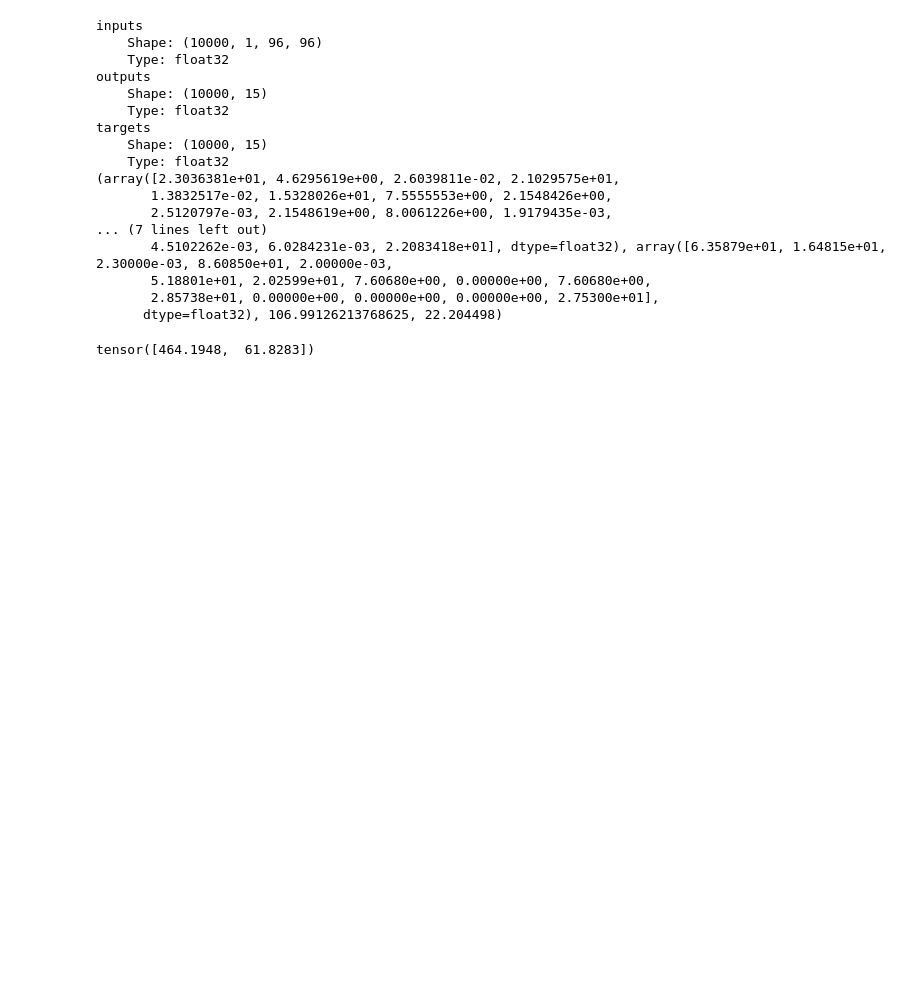
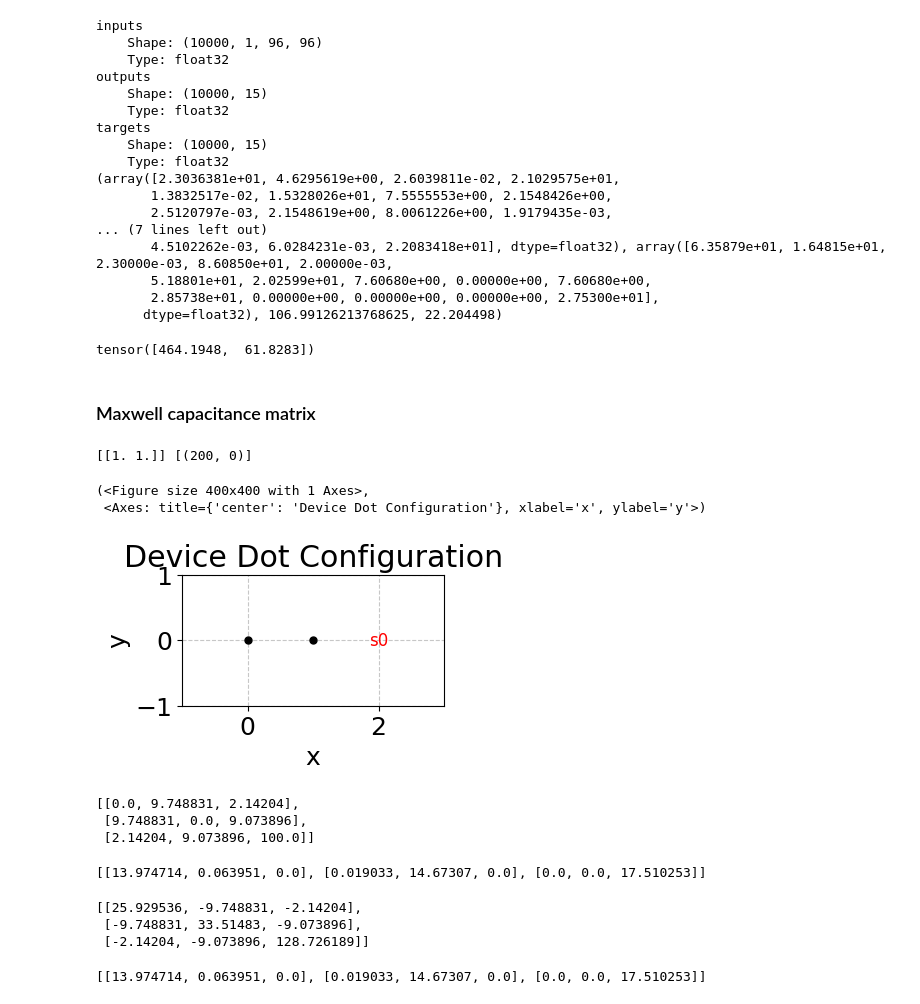
Before and after one commit to KREFT-QS-13/learning-QDs-parameters, a Jupyter notebook: example.ipynb, the cells around one changed output. Saved outputs shown, nothing was run; the diff lists cells and outputs as text; code cells hidden in the pictures; blank space fills up the shorter version.

```diff
--- a/example.ipynb
+++ b/example.ipynb
@@ -680,18 +708,0 @@ len(np.array([ [[1,2],[1,2]], [[1,9],[6,9]] ]).shape)
-# %%
-# device = np.array([[0,1, 0,1,0],[1,0,1,0,1],[0,1,0,1,0]])
-# device = np.ones((2,2))
-# device = np.ones((1,3))
-# device = np.array([[1,1,0,0,1]])
-
-# r0 = [c.d_DD*np.sqrt(0.5**2+3**2)]
-# t0 = [np.arctan(3/0.5)]
-r0 = [6*c.d_DD]
-t0 = [0]
-S = len(t0)
-N = len(u.get_dots_indices(device))
-K = N+S
-
-sensors = u.set_sensors_positions(S, device, list_r0=r0, list_theta0=t0)
-# sensors = u.set_sensors_positions(S=10, device=device)
-
-print(device, sensors)
@@ -767,3 +771,54 @@ targets = torch.tensor(targets)
 mu.physics_informed_regularization_torch(config_tuple, outputs, targets)
 # %% [output]
 tensor([464.1948,  61.8283])
+# %% [markdown]
+### Maxwell capacitance matrix
+# %%
+device = np.ones((1,2))
+# device = np.array([[1,1,0,0,1]])
+
+sensors_radius = [2*c.d_DD]
+sensors_angle = [0]
+S = len(sensors_angle)
+N = len(u.get_dots_indices(device))
+K = N+S
+
+config_tuple = (K, N, S)
+const_sensor_r = False
+
+C_DD, C_DG, sensors_coordinates = u.generate_capacitance_matrices(config_tuple=config_tuple,
+                                             device=device,
+                                             sensors_angle=sensors_angle,
+                                             sensors_radius=sensors_radius)
+
+print(device, sensors_coordinates)
+# %% [output]
+[[1. 1.]] [(200, 0)]
+# %%
+%matplotlib inline
+u.plot_device_lattice(device, sensors_coordinates)
+# %% [output]
+(<Figure size 400x400 with 1 Axes>,
+ <Axes: title={'center': 'Device Dot Configuration'}, xlabel='x', ylabel='y'>)
+[figure, added]
+# %%
+C_DD.tolist()
+# %% [output]
+[[0.0, 9.748831, 2.14204],
+ [9.748831, 0.0, 9.073896],
+ [2.14204, 9.073896, 100.0]]
+# %%
+C_DG.tolist()
+# %% [output]
+[[13.974714, 0.063951, 0.0], [0.019033, 14.67307, 0.0], [0.0, 0.0, 17.510253]]
+# %%
+maxwell_c_dd, maxwell_c_dg = u.get_maxwell_capacitance_matrices(C_DD, C_DG)
+maxwell_c_dd.tolist()
+# %% [output]
+[[25.929536, -9.748831, -2.14204],
+ [-9.748831, 33.51483, -9.073896],
+ [-2.14204, -9.073896, 128.726189]]
+# %%
+maxwell_c_dg.tolist()
+# %% [output]
+[[13.974714, 0.063951, 0.0], [0.019033, 14.67307, 0.0], [0.0, 0.0, 17.510253]]
```
Also changed, not shown: parts of 11 cells of this notebook, 5 other files.
